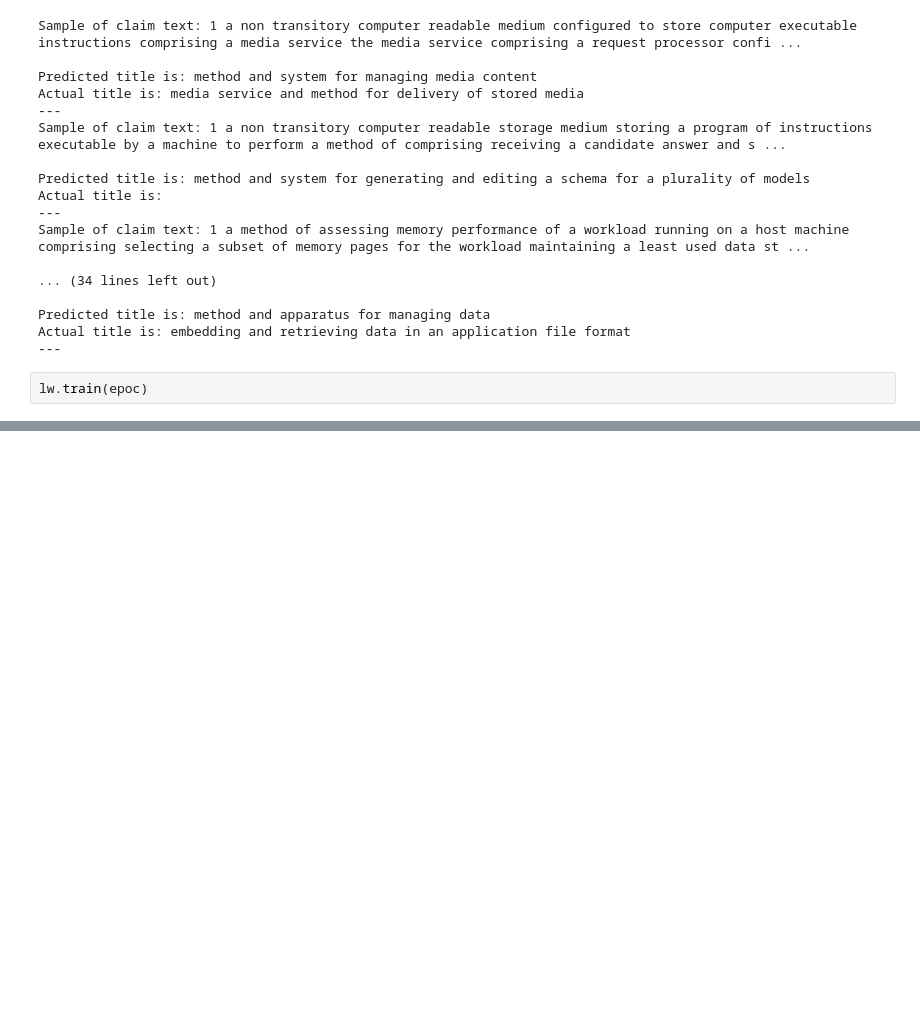
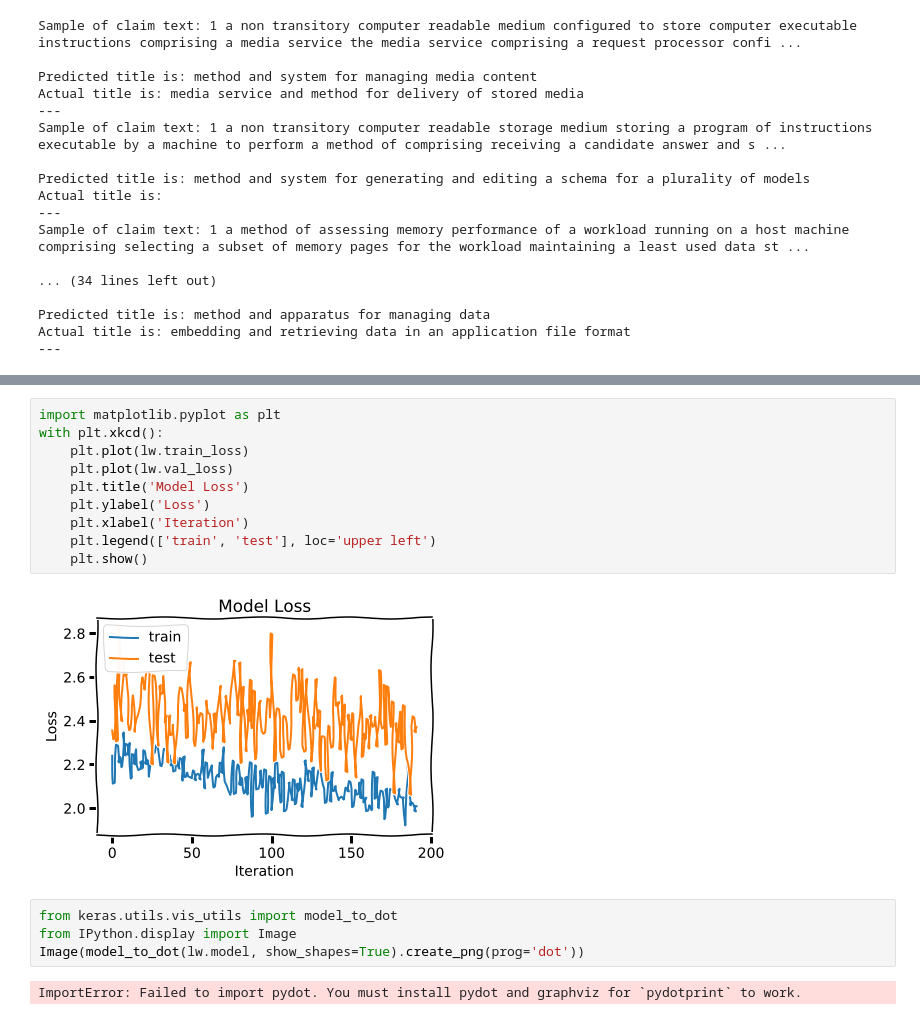
Before and after one commit to benhoyle/benhoyle.github.io-src, a Jupyter notebook: content/notebooks/title_generation/4B. Title Generation - Improving the Model.ipynb, the cells around one changed output, grey strips where cells are left out. Drawn from its saved outputs; the diff is of its cells as text; blank space fills up the shorter version.

```diff
--- a/content/notebooks/title_generation/4B. Title Generation - Improving the Model.ipynb
+++ b/content/notebooks/title_generation/4B. Title Generation - Improving the Model.ipynb
@@ -100,5 +115,3 @@ Sample of claim text: 1 a method of assessing memory performance of a workload r
 Predicted title is: method and apparatus for managing data
 Actual title is: embedding and retrieving data in an application file format
 ---
-# %%
-lw.train(epoc)
@@ -104,0 +138,18 @@ lw.train(epoc)
+# %%
+import matplotlib.pyplot as plt
+with plt.xkcd():
+    plt.plot(lw.train_loss)
+    plt.plot(lw.val_loss)
+    plt.title('Model Loss')
+    plt.ylabel('Loss')
+    plt.xlabel('Iteration')
+    plt.legend(['train', 'test'], loc='upper left')
+    plt.show()
+# %% [output]
+[figure, added]
+# %%
+from keras.utils.vis_utils import model_to_dot
+from IPython.display import Image
+Image(model_to_dot(lw.model, show_shapes=True).create_png(prog='dot'))
+# %% [output]
+ImportError: Failed to import pydot. You must install pydot and graphviz for `pydotprint` to work.
```
Also changed, not shown: parts of 2 cells of this notebook, 5 other files.
